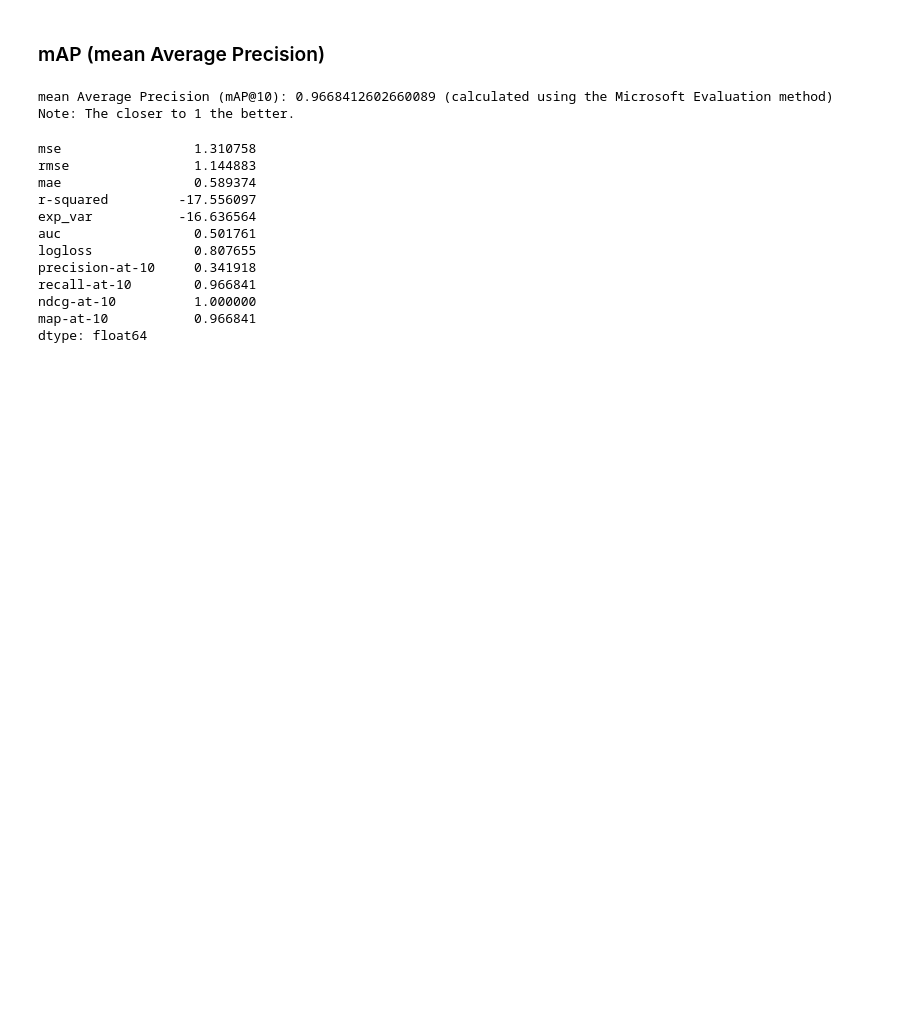
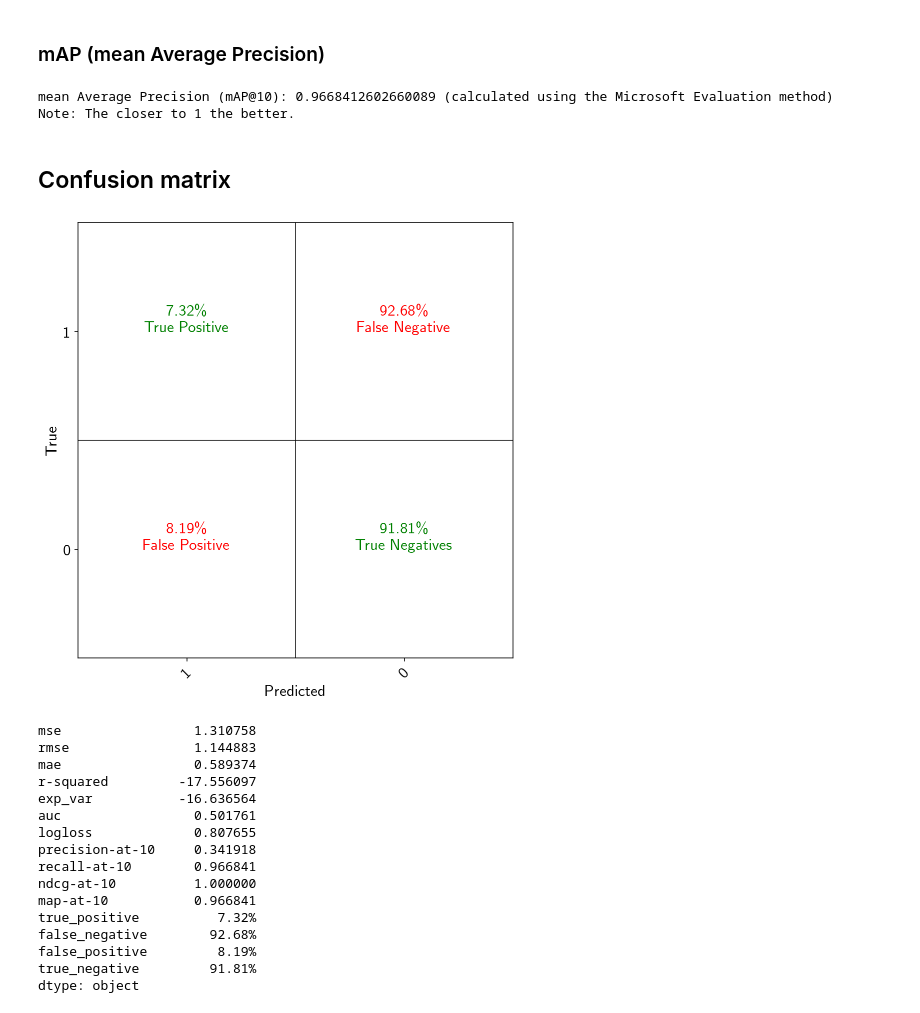
Before and after one commit to WSzP/uxml-ecommerce, a Jupyter notebook: test-uxml.ipynb, the cells around one changed output. Drawn from its saved outputs; the diff is of its cells as text; code cells hidden in the pictures; blank space fills up the shorter version.

```diff
--- a/test-uxml.ipynb
+++ b/test-uxml.ipynb
@@ -11,9 +11,17 @@ from sklearn.metrics import (
     explained_variance_score,
     roc_auc_score,
     log_loss,
+    confusion_matrix
 )
+from sklearn.preprocessing import minmax_scale
 import time
-from sklearn.preprocessing import minmax_scale
+import matplotlib.pyplot as plt
+plt.rcParams['figure.figsize'] = (20,8)
+from matplotlib import rc
+rc('text', usetex=True)
+rc('font', size=16)
+%config InlineBackend.figure_format ='retina'
+import itertools
 from constants import (SEED, EPSILON, EVENT_THRESHOLD, DEFAULT_K, DEFAULT_THRESHOLD,  UX_CONSTANTS, LOG_DIR,
                        DATA_DIR, TEST_DATA_PATH, DATA_OCT, DATA_NOV, USECOLS, USER, ITEM, RATING, PREDICTION)
 from utilities.ms_evaluation import (rmse, auc, logloss, precision_at_k, recall_at_k, ndcg_at_k, map_at_k, mae, rsquared, exp_var)
@@ -24,6 +32,8 @@ TEST_RESULTS_PATH = LOG_DIR+'\\'+NAME+'\\test-results.csv'
 SKL = "(calculated using sklearn.metrics on non-zero values of sparse matrices)"
 SPA = "(calculated using CSC sparse matrix operations)"
 MSE = "(calculated using the Microsoft Evaluation method)"
+ux_constants = pd.Series(pd.read_csv(UX_CONSTANTS, index_col=0, squeeze=True, header=None), dtype='float32')
+POSITIVE_ABOVE = ux_constants['positive_above']
 # %%
 start_time = time.time()
 log = pd.Series(dtype='float64')
@@ -133,8 +143,7 @@ Note: The closer to 1 the better.
 # %%
 # For AUC and logloss we need binary ratings and predictions in the [0,1] range
 df_true_bin = df_true.copy()
-ux_constants = pd.Series(pd.read_csv(UX_CONSTANTS, index_col=0, squeeze=True, header=None), dtype='float32')
-df_true_bin[RATING] = df_true_bin[RATING].apply(lambda x: 1 if x > ux_constants['positive_above'] else 0)
+df_true_bin[RATING] = df_true_bin[RATING].apply(lambda x: 1 if x > POSITIVE_ABOVE else 0)
 df_pred_bin = df_pred.copy()
 df_pred_bin[PREDICTION] = minmax_scale(df_pred_bin[PREDICTION].astype(float))
 # %%
@@ -195,6 +204,35 @@ log[f"map-at-{DEFAULT_K}"]=map_mse
 # %% [output]
 mean Average Precision (mAP@10): 0.9668412602660089 (calculated using the Microsoft Evaluation method)
 Note: The closer to 1 the better.
+# %% [markdown]
+## Confusion matrix
+# %%
+conf_mat = confusion_matrix(
+    [1 if x > POSITIVE_ABOVE  else 0 for x in y_nz],
+    [1 if x > POSITIVE_ABOVE  else 0 for x in y_hat_nz],
+    labels=[1,0])
+conf_mat = np.round(conf_mat.astype('float') / conf_mat.sum(axis=1)[:, np.newaxis],4)*100
+log["true_positive"]=f"{conf_mat[0,0]:.2f}%"
+log["false_negative"]=f"{conf_mat[0,1]:.2f}%"
+log["false_positive"]=f"{conf_mat[1,0]:.2f}%"
+log["true_negative"]=f"{conf_mat[1,1]:.2f}%"
+
+descriptions = np.array([["True Positive", "False Negative"], ["False Positive", "True Negatives"]])
+colors = np.array([["green", "red"], ["red", "green"]])
+
+plt.imshow([[0,0],[0,0]], interpolation='nearest', cmap=plt.cm.Greys)
+for i, j in itertools.product(range(conf_mat.shape[0]), range(conf_mat.shape[1])):
+    plt.text(j, i, format(conf_mat[i, j], ".2f")+'\%\n' + descriptions[i, j], horizontalalignment="center", color=colors[i,j])
+plt.axhline(y=0.5, xmin=0, xmax=1, color="black", linewidth=0.75)
+plt.axvline(x=0.5, ymin=0, ymax=1, color="black", linewidth=0.75)
+plt.ylabel('True')
+plt.xlabel('Predicted')
+# plt.title("Confusion Matrix")
+plt.xticks([0,1], [1,0], rotation=45)
+plt.yticks([0,1], [1,0])
+plt.show()
+# %% [output]
+[figure, added]
 # %%
 log
 # %% [output]
@@ -209,7 +247,11 @@ precision-at-10     0.341918
 recall-at-10        0.966841
 ndcg-at-10          1.000000
 map-at-10           0.966841
-dtype: float64
+true_positive          7.32%
+false_negative        92.68%
+false_positive         8.19%
+true_negative         91.81%
+dtype: object
 # %%
 print(f"Elapsed time: {time.time()-start_time:.2f} seconds")
 # %% [output]
```
Also changed, not shown: parts of 2 cells of this notebook, 3 other files.
